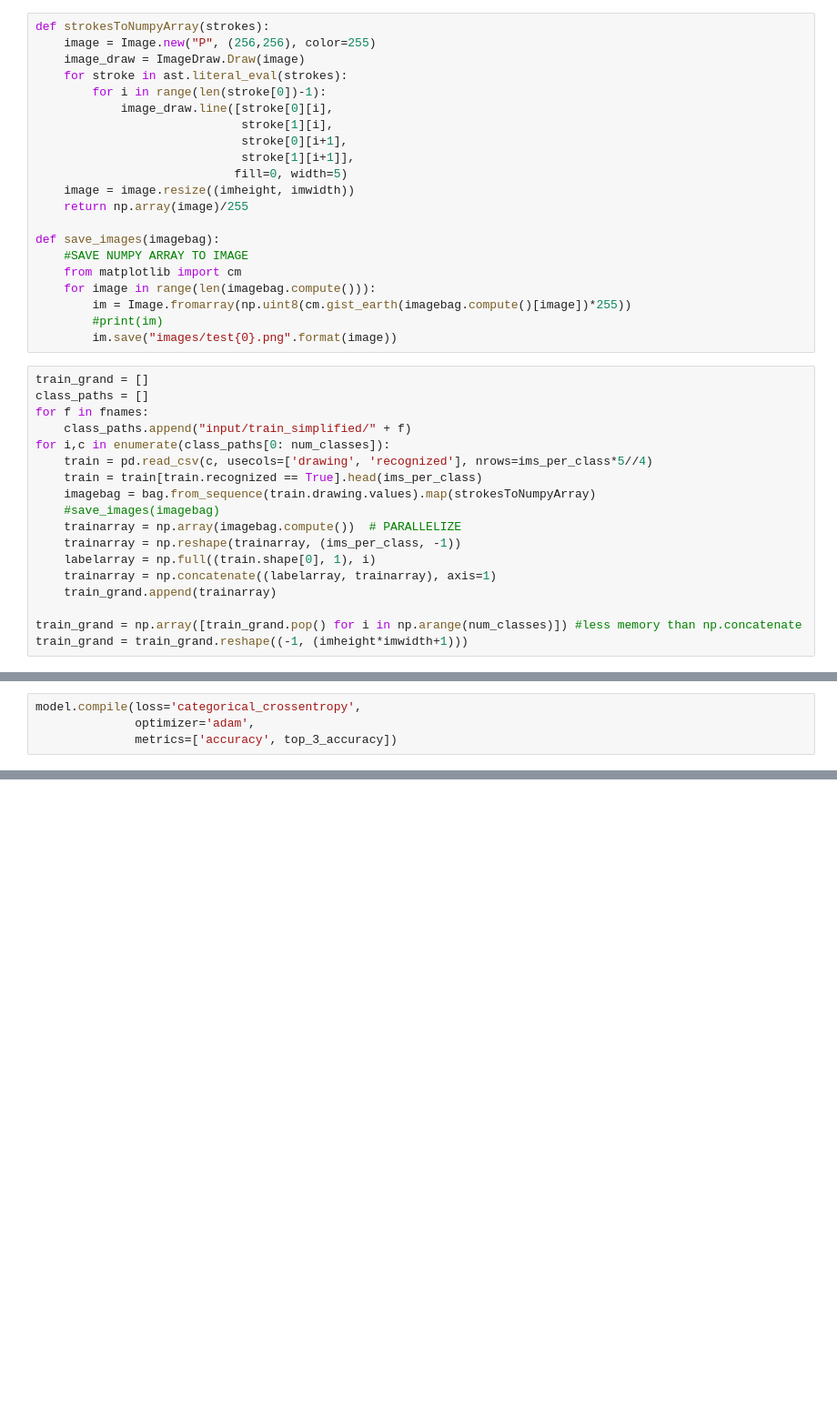
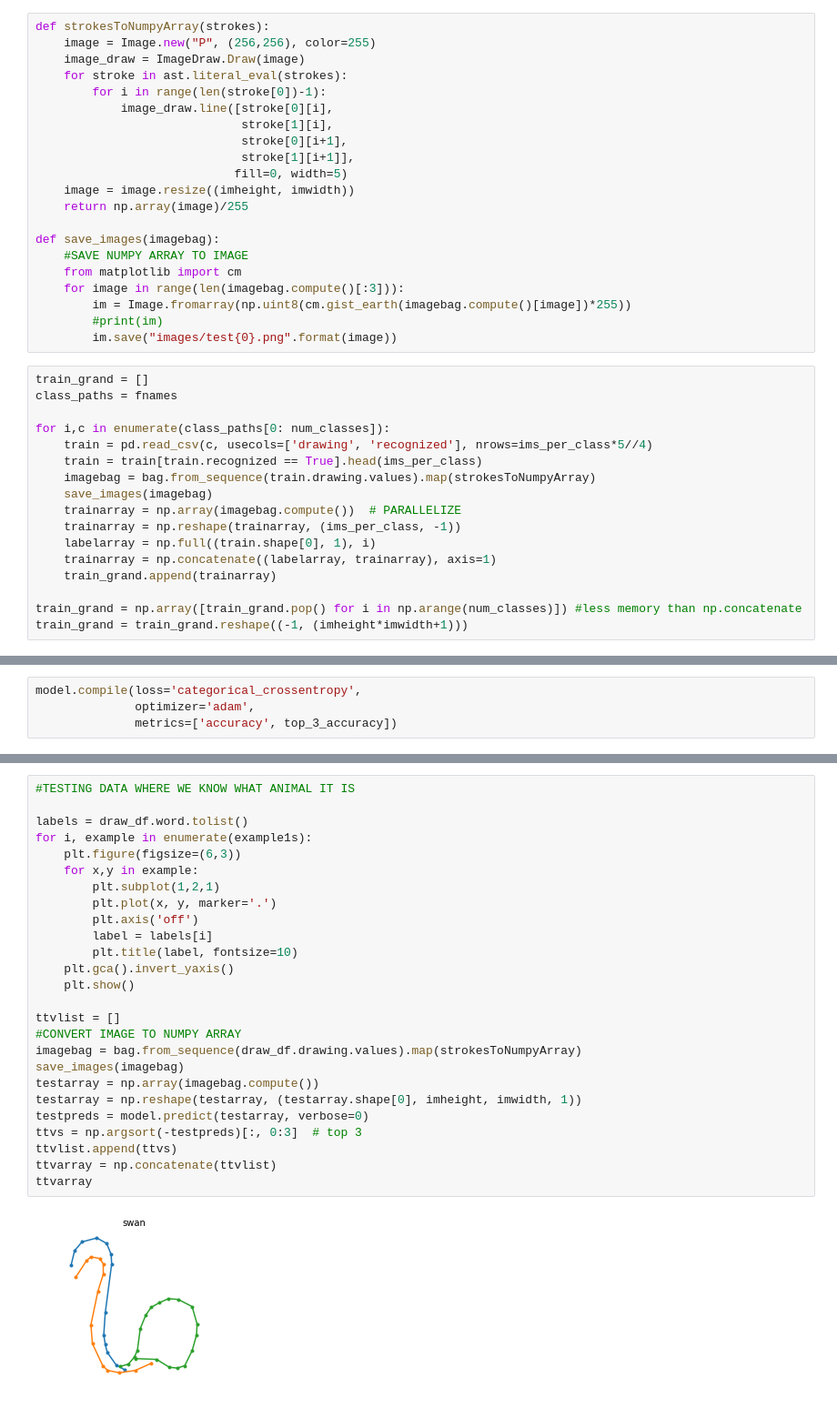
Before and after one commit to AbirHassan/DoodleDetect, a Jupyter notebook: Doodle Detect - Convolution Neural Network.ipynb, the cells around one changed output, grey strips where cells are left out. Shown at 91% size. Cells and saved outputs as stored; diff of their text form; blank space fills up the shorter version.

```diff
--- a/Doodle Detect - Convolution Neural Network.ipynb
+++ b/Doodle Detect - Convolution Neural Network.ipynb
@@ -128,20 +126,19 @@ def strokesToNumpyArray(strokes):
 def save_images(imagebag):
     #SAVE NUMPY ARRAY TO IMAGE
     from matplotlib import cm
-    for image in range(len(imagebag.compute())):
+    for image in range(len(imagebag.compute()[:3])):
         im = Image.fromarray(np.uint8(cm.gist_earth(imagebag.compute()[image])*255))
         #print(im)
         im.save("images/test{0}.png".format(image))
 # %%
 train_grand = []
-class_paths = []
-for f in fnames:
-    class_paths.append("input/train_simplified/" + f)
+class_paths = fnames
+
 for i,c in enumerate(class_paths[0: num_classes]):
     train = pd.read_csv(c, usecols=['drawing', 'recognized'], nrows=ims_per_class*5//4)
     train = train[train.recognized == True].head(ims_per_class)
     imagebag = bag.from_sequence(train.drawing.values).map(strokesToNumpyArray)
-    #save_images(imagebag)
+    save_images(imagebag)
     trainarray = np.array(imagebag.compute())  # PARALLELIZE
     trainarray = np.reshape(trainarray, (ims_per_class, -1))
     labelarray = np.full((train.shape[0], 1), i)
@@ -267,0 +389,28 @@ plt.ylabel('Accuracy')
+# %%
+#TESTING DATA WHERE WE KNOW WHAT ANIMAL IT IS
+
+labels = draw_df.word.tolist()
+for i, example in enumerate(example1s):
+    plt.figure(figsize=(6,3))
+    for x,y in example:
+        plt.subplot(1,2,1)
+        plt.plot(x, y, marker='.')
+        plt.axis('off')
+        label = labels[i]
+        plt.title(label, fontsize=10)
+    plt.gca().invert_yaxis()
+    plt.show()
+
+ttvlist = []
+#CONVERT IMAGE TO NUMPY ARRAY
+imagebag = bag.from_sequence(draw_df.drawing.values).map(strokesToNumpyArray)
+save_images(imagebag)
+testarray = np.array(imagebag.compute())
+testarray = np.reshape(testarray, (testarray.shape[0], imheight, imwidth, 1))
+testpreds = model.predict(testarray, verbose=0)
+ttvs = np.argsort(-testpreds)[:, 0:3]  # top 3
+ttvlist.append(ttvs)
+ttvarray = np.concatenate(ttvlist)
+ttvarray
+# %% [output]
+[figure, added]
```
Also changed, not shown: parts of 21 cells of this notebook, 1 other file.
